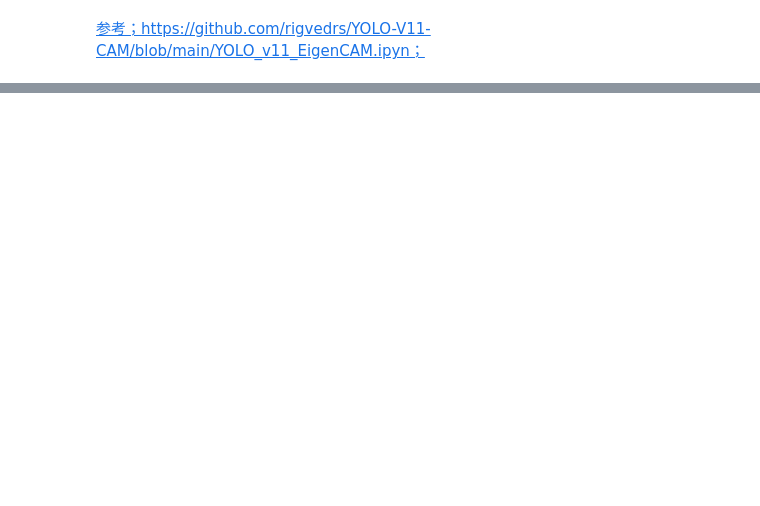
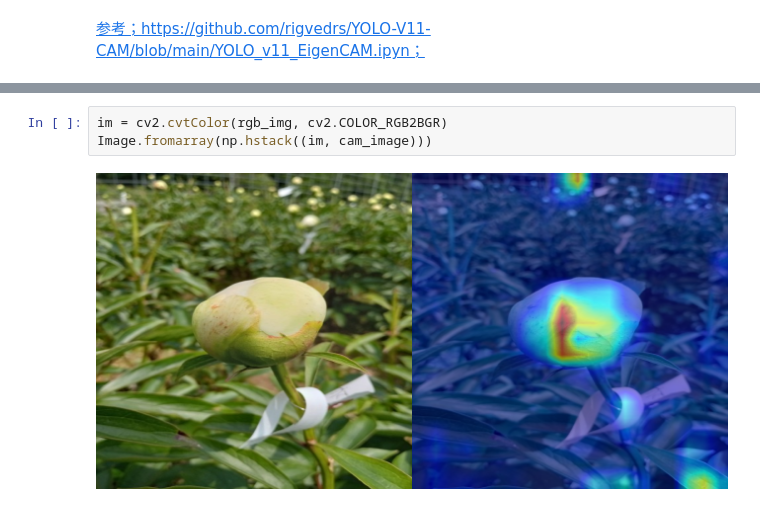
Before and after one commit to 1900690/heatmap_yolo, a Jupyter notebook: image-heatmaps.ipynb, the cells around one changed output, grey strips where cells are left out. Saved outputs shown, nothing was run; the diff lists cells and outputs as text; blank space fills up the shorter version.

```diff
--- a/image-heatmaps.ipynb
+++ b/image-heatmaps.ipynb
@@ -97,0 +115,5 @@ Image.fromarray(np.hstack((im, cam_image)))
+# %%
+im = cv2.cvtColor(rgb_img, cv2.COLOR_RGB2BGR)
+Image.fromarray(np.hstack((im, cam_image)))
+# %% [output]
+[figure, added]
```
Also changed, not shown: parts of 7 cells of this notebook.
